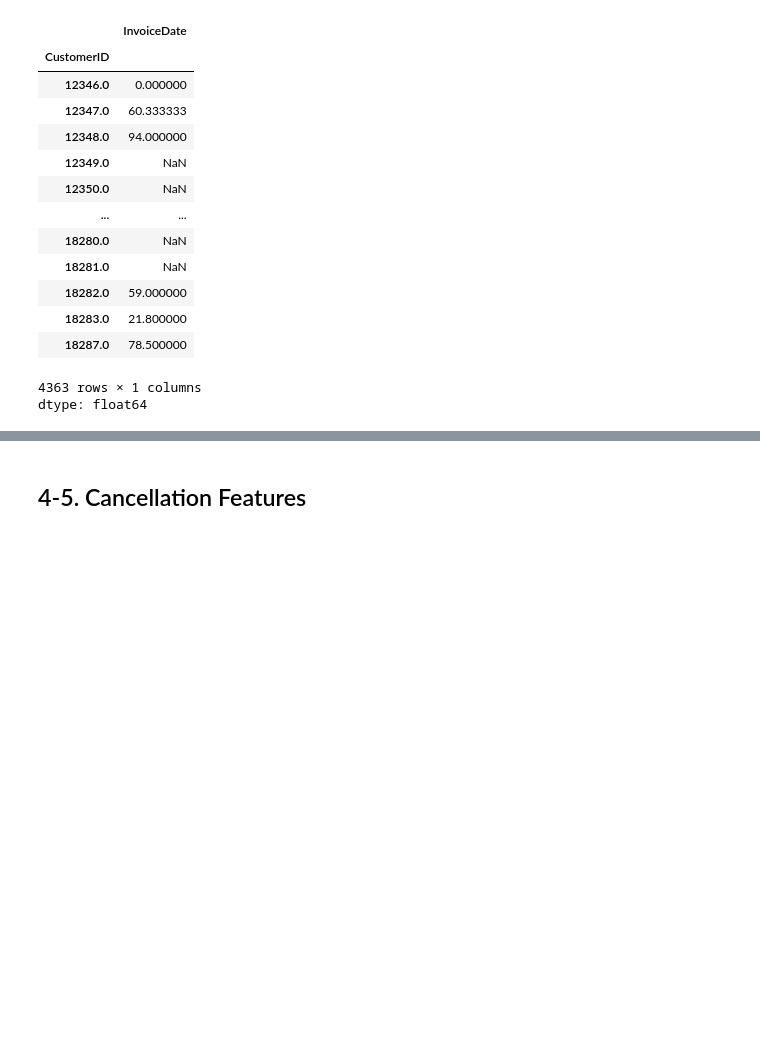
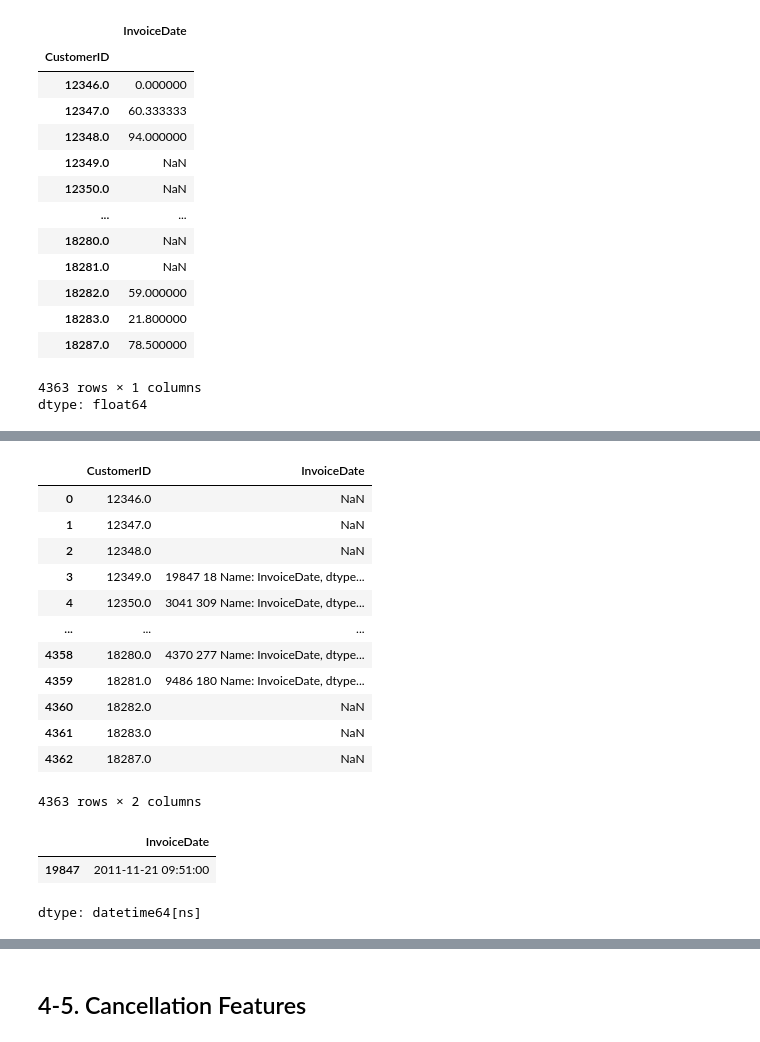
Before and after one commit to iamyunaseo/e-commerce-customer-behavior-analytics, a Jupyter notebook: e-commerce-customer-behavior-analytics.ipynb, the cells around one changed output, grey strips where cells are left out. Cells and saved outputs as stored; diff of their text form; code cells hidden in the pictures; blank space fills up the shorter version.

```diff
--- a/e-commerce-customer-behavior-analytics.ipynb
+++ b/e-commerce-customer-behavior-analytics.ipynb
@@ -882,0 +921,12 @@ dtype: float64
+# %%
+def fillna_purchase_between_days(df):
+  na_dic = {}
+  na_list= df[df['InvoiceDate'].isna()]['CustomerID'].values.tolist()
+
+  for i in na_list:
+    na_dic[i] = df_single_invodate[df_single_invodate['CustomerID'] == i]['InvoiceDate']
+    na_dic[i] = (df_single_invodate['InvoiceDate'].max() - na_dic[i]).dt.days
+
+  df[df['InvoiceDate'].isna()]['InvoiceDate'] = df['CustomerID'].map(na_dic)
+
+  return df
@@ -882,0 +1001,22 @@ dtype: float64
+# %%
+fillna_purchase_between_days(df_purchase_between_days)
+# %% [output]
+|  | CustomerID | InvoiceDate |
+| 0 | 12346.0 | NaN |
+| 1 | 12347.0 | NaN |
+| 2 | 12348.0 | NaN |
+| 3 | 12349.0 | 19847 18 Name: InvoiceDate, dtype... |
+| 4 | 12350.0 | 3041 309 Name: InvoiceDate, dtype... |
+| ... | ... | ... |
+| 4358 | 18280.0 | 4370 277 Name: InvoiceDate, dtype... |
+| 4359 | 18281.0 | 9486 180 Name: InvoiceDate, dtype... |
+| 4360 | 18282.0 | NaN |
+| 4361 | 18283.0 | NaN |
+| 4362 | 18287.0 | NaN |
+4363 rows × 2 columns
+# %%
+df_single_invodate[df_single_invodate['CustomerID'] == 12349]['InvoiceDate']
+# %% [output]
+|  | InvoiceDate |
+| 19847 | 2011-11-21 09:51:00 |
+dtype: datetime64[ns]
```
Also changed, not shown: parts of 8 cells of this notebook.
